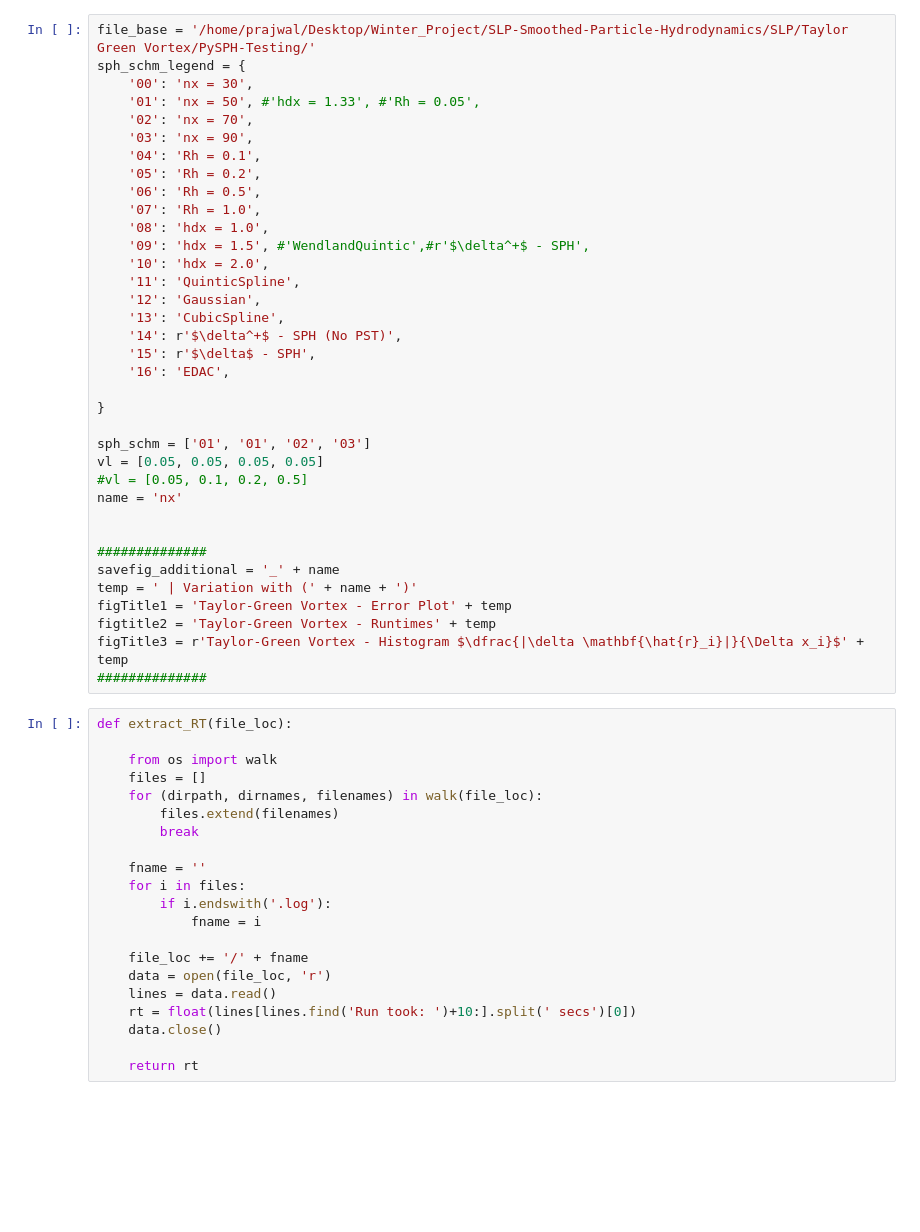
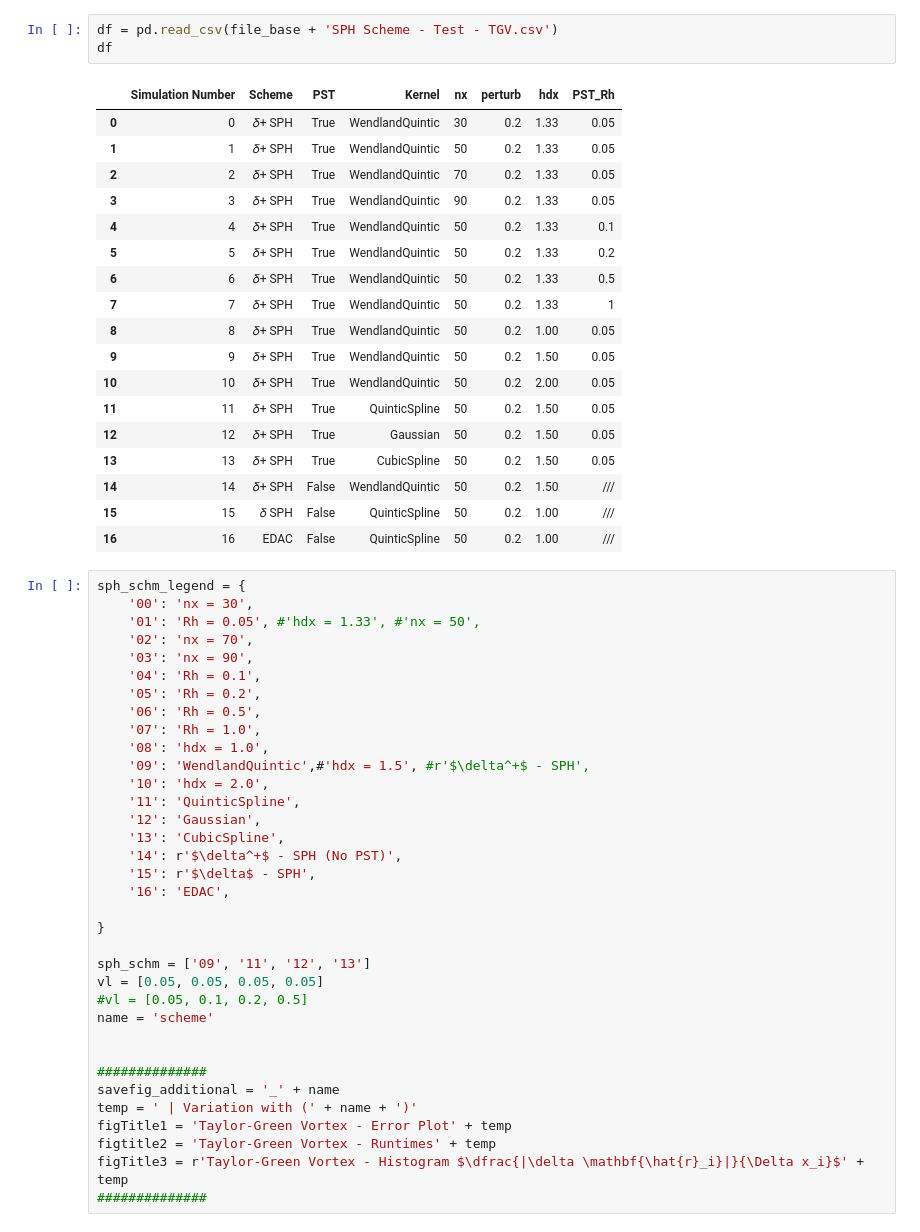
Before and after one commit to Prajwal-Prathiksh/SLP-Smoothed-Particle-Hydrodynamics, a Jupyter notebook: SLP/Taylor Green Vortex/plot_output.ipynb, the cells around one changed output. Drawn from its saved outputs; the diff is of its cells as text; blank space fills up the shorter version.

```diff
--- a/SLP/Taylor Green Vortex/plot_output.ipynb
+++ b/SLP/Taylor Green Vortex/plot_output.ipynb
@@ -12,8 +295,29 @@ global figTitle3
+# %%
+df = pd.read_csv(file_base + 'SPH Scheme - Test - TGV.csv')
+df
+# %% [output]
+|  | Simulation Number | Scheme | PST | Kernel | nx | perturb | hdx | PST_Rh |
+| 0 | 0 | 𝛿+ SPH | True | WendlandQuintic | 30 | 0.2 | 1.33 | 0.05 |
+| 1 | 1 | 𝛿+ SPH | True | WendlandQuintic | 50 | 0.2 | 1.33 | 0.05 |
+| 2 | 2 | 𝛿+ SPH | True | WendlandQuintic | 70 | 0.2 | 1.33 | 0.05 |
+| 3 | 3 | 𝛿+ SPH | True | WendlandQuintic | 90 | 0.2 | 1.33 | 0.05 |
+| 4 | 4 | 𝛿+ SPH | True | WendlandQuintic | 50 | 0.2 | 1.33 | 0.1 |
+| 5 | 5 | 𝛿+ SPH | True | WendlandQuintic | 50 | 0.2 | 1.33 | 0.2 |
+| 6 | 6 | 𝛿+ SPH | True | WendlandQuintic | 50 | 0.2 | 1.33 | 0.5 |
+| 7 | 7 | 𝛿+ SPH | True | WendlandQuintic | 50 | 0.2 | 1.33 | 1 |
+| 8 | 8 | 𝛿+ SPH | True | WendlandQuintic | 50 | 0.2 | 1.00 | 0.05 |
+| 9 | 9 | 𝛿+ SPH | True | WendlandQuintic | 50 | 0.2 | 1.50 | 0.05 |
+| 10 | 10 | 𝛿+ SPH | True | WendlandQuintic | 50 | 0.2 | 2.00 | 0.05 |
+| 11 | 11 | 𝛿+ SPH | True | QuinticSpline | 50 | 0.2 | 1.50 | 0.05 |
+| 12 | 12 | 𝛿+ SPH | True | Gaussian | 50 | 0.2 | 1.50 | 0.05 |
+| 13 | 13 | 𝛿+ SPH | True | CubicSpline | 50 | 0.2 | 1.50 | 0.05 |
+| 14 | 14 | 𝛿+ SPH | False | WendlandQuintic | 50 | 0.2 | 1.50 | /// |
+| 15 | 15 | 𝛿 SPH | False | QuinticSpline | 50 | 0.2 | 1.00 | /// |
+| 16 | 16 | EDAC | False | QuinticSpline | 50 | 0.2 | 1.00 | /// |
 # %%
-file_base = '/home/prajwal/Desktop/Winter_Project/SLP-Smoothed-Particle-Hydrodynamics/SLP/Taylor Green Vortex/PySPH-Testing/'
 sph_schm_legend = {
     '00': 'nx = 30',
-    '01': 'nx = 50', #'hdx = 1.33', #'Rh = 0.05',
+    '01': 'Rh = 0.05', #'hdx = 1.33', #'nx = 50',
     '02': 'nx = 70',
     '03': 'nx = 90',
     '04': 'Rh = 0.1',
@@ -21,7 +325,7 @@ sph_schm_legend = {
     '06': 'Rh = 0.5',
     '07': 'Rh = 1.0',
     '08': 'hdx = 1.0',
-    '09': 'hdx = 1.5', #'WendlandQuintic',#r'$\delta^+$ - SPH',
+    '09': 'WendlandQuintic',#'hdx = 1.5', #r'$\delta^+$ - SPH',
     '10': 'hdx = 2.0',
     '11': 'QuinticSpline',
     '12': 'Gaussian',
@@ -32,10 +336,10 @@ sph_schm_legend = {
 
 }
 
-sph_schm = ['01', '01', '02', '03']
+sph_schm = ['09', '11', '12', '13']
 vl = [0.05, 0.05, 0.05, 0.05]
 #vl = [0.05, 0.1, 0.2, 0.5]
-name = 'nx'
+name = 'scheme'
 
 
 ##############
@@ -45,24 +349,3 @@ figTitle1 = 'Taylor-Green Vortex - Error Plot' + temp
 figtitle2 = 'Taylor-Green Vortex - Runtimes' + temp
 figTitle3 = r'Taylor-Green Vortex - Histogram $\dfrac{|\delta \mathbf{\hat{r}_i}|}{\Delta x_i}$' + temp
 ##############
-# %%
-def extract_RT(file_loc):
-
-    from os import walk
-    files = []
-    for (dirpath, dirnames, filenames) in walk(file_loc):
-        files.extend(filenames)
-        break
-
-    fname = ''
-    for i in files:
-        if i.endswith('.log'):
-            fname = i
-
-    file_loc += '/' + fname
-    data = open(file_loc, 'r')
-    lines = data.read()
-    rt = float(lines[lines.find('Run took: ')+10:].split(' secs')[0])
-    data.close()
-
-    return rt
```
Also changed, not shown: parts of 22 cells of this notebook, 1 other file.
